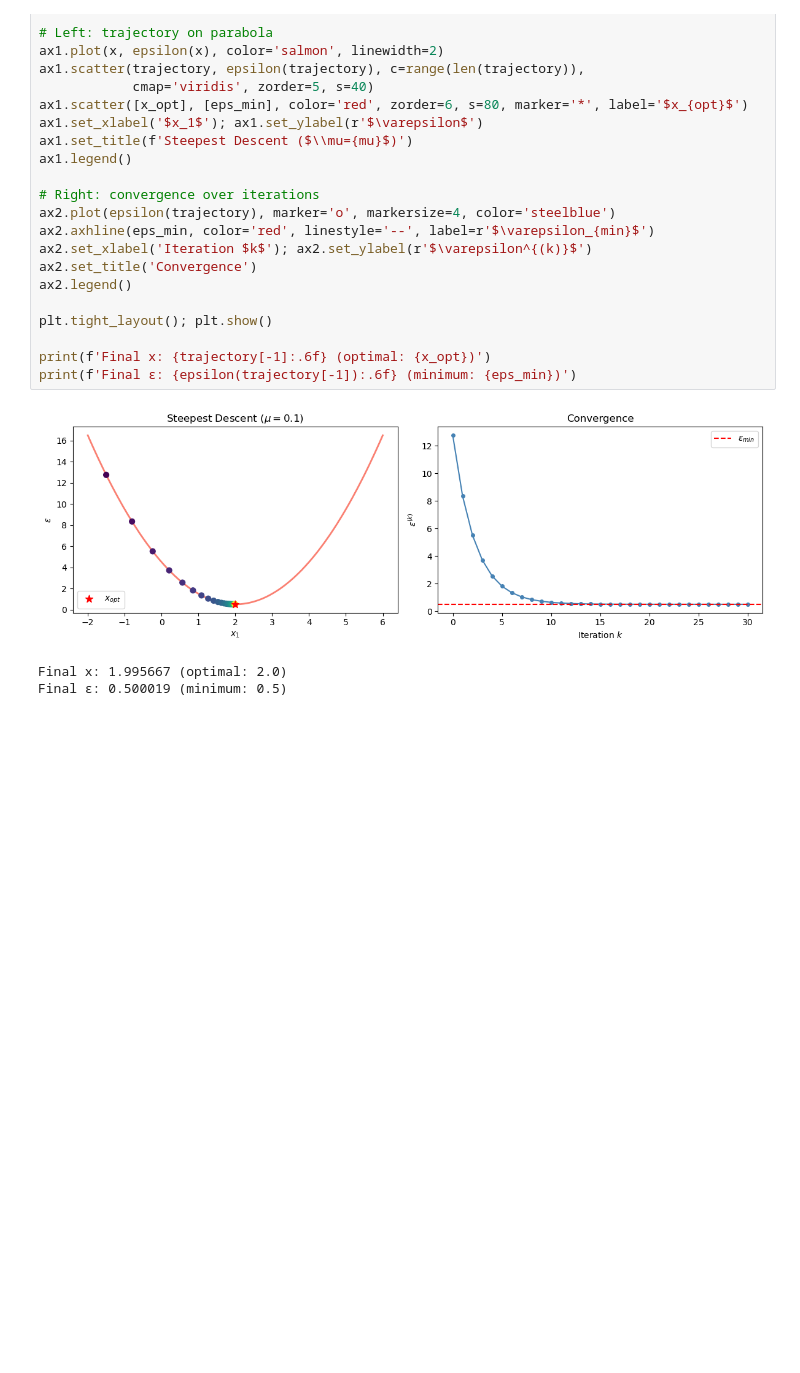
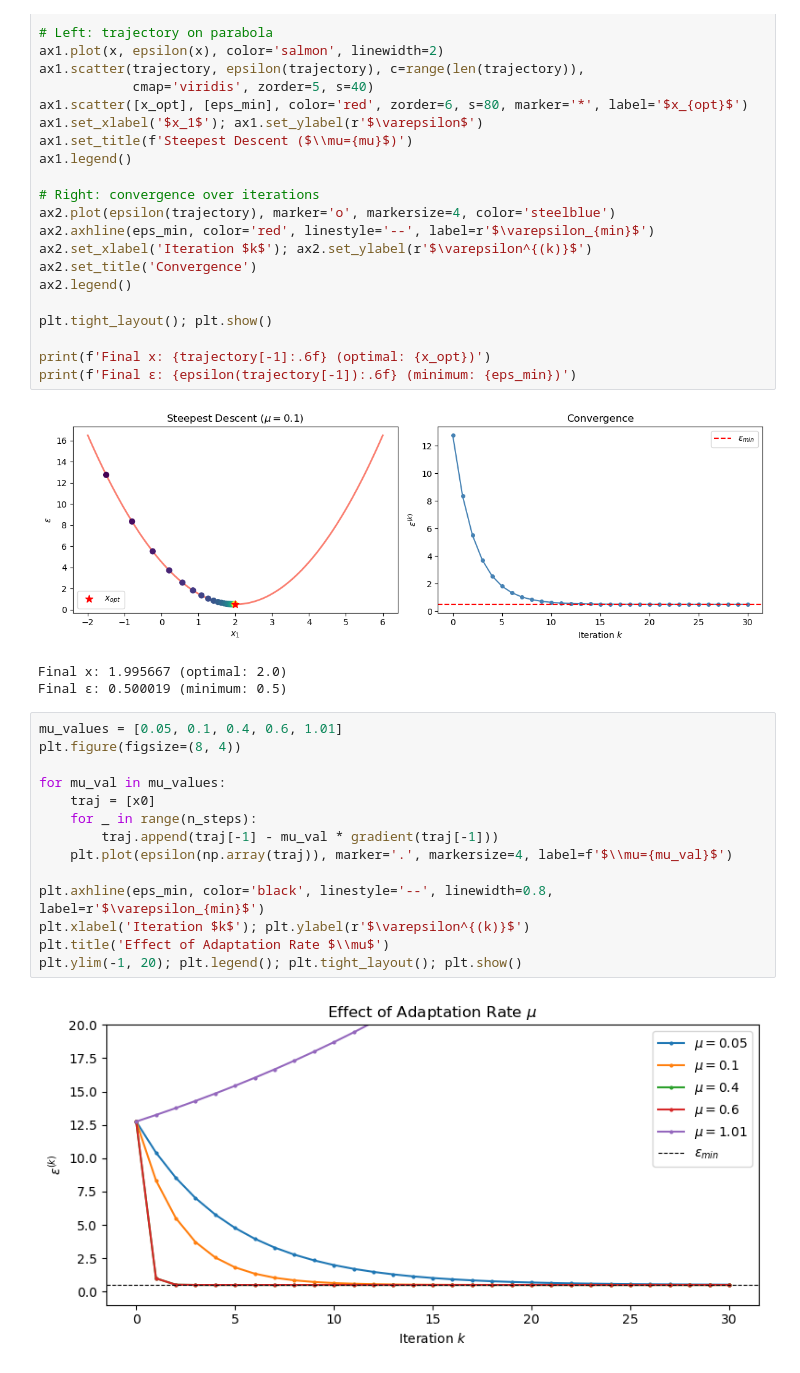
Before and after one commit to mauriziove/adaptive_filters, a Jupyter notebook: adaptive_filters.ipynb, the cells around one changed output. Saved outputs shown, nothing was run; the diff lists cells and outputs as text; blank space fills up the shorter version.

```diff
--- a/adaptive_filters.ipynb
+++ b/adaptive_filters.ipynb
@@ -385,3 +379,19 @@ print(f'Final ε: {epsilon(trajectory[-1]):.6f} (minimum: {eps_min})')
 [figure]
 Final x: 1.995667 (optimal: 2.0)
 Final ε: 0.500019 (minimum: 0.5)
+# %%
+mu_values = [0.05, 0.1, 0.4, 0.6, 1.01]
+plt.figure(figsize=(8, 4))
+
+for mu_val in mu_values:
+    traj = [x0]
+    for _ in range(n_steps):
+        traj.append(traj[-1] - mu_val * gradient(traj[-1]))
+    plt.plot(epsilon(np.array(traj)), marker='.', markersize=4, label=f'$\\mu={mu_val}$')
+
+plt.axhline(eps_min, color='black', linestyle='--', linewidth=0.8, label=r'$\varepsilon_{min}$')
+plt.xlabel('Iteration $k$'); plt.ylabel(r'$\varepsilon^{(k)}$')
+plt.title('Effect of Adaptation Rate $\\mu$')
+plt.ylim(-1, 20); plt.legend(); plt.tight_layout(); plt.show()
+# %% [output]
+[figure, added]
```
Also changed, not shown: parts of 5 cells of this notebook.
